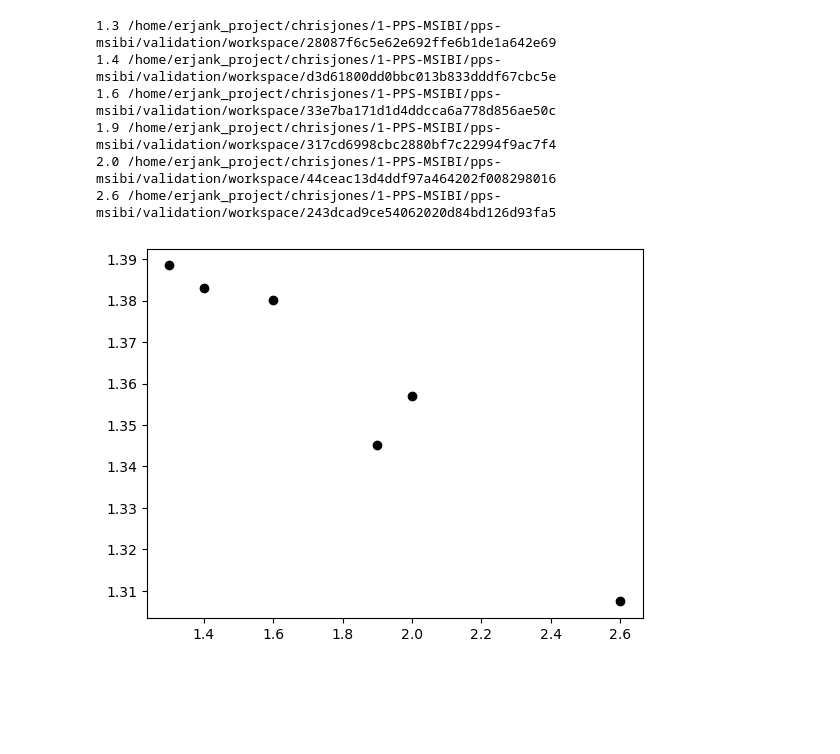
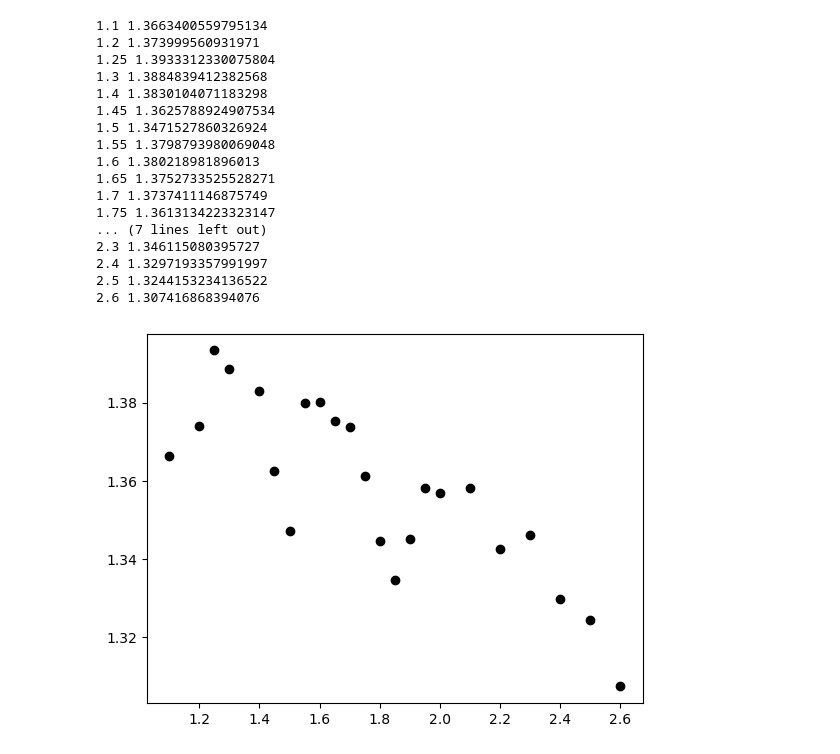
Before and after one commit to chrisjonesBSU/pps-msibi, a Jupyter notebook: notebooks/sampling-tg.ipynb, the cells around one changed output. Saved outputs shown, nothing was run; the diff lists cells and outputs as text; code cells hidden in the pictures; blank space fills up the shorter version.

```diff
--- a/notebooks/sampling-tg.ipynb
+++ b/notebooks/sampling-tg.ipynb
@@ -29,4 +14,5 @@ ProjectSchema(<len=19>)
 # %%
+job_filter = {"remove_hydrogens": True, "remove_charges": False, "pressure": 0.0013933, "doc.n_runs": 2}
 for job in project.find_jobs(filter=job_filter):
     data = np.genfromtxt(job.fn("log2.txt"), names=True)
     temp = data["mdcomputeThermodynamicQuantitieskinetic_temperature"]
@@ -35,6 +21,6 @@ for job in project.find_jobs(filter=job_filter):
     pe = data["mdcomputeThermodynamicQuantitiespotential_energy"]
     #plt.plot(vol[3600:])
     #plt.plot(temp[3950:])
-    plt.plot(vol[:])
+    plt.plot(vol[-3000:])
     print(job.path, job.sp.kT)
 # %% [output]
@@ -53,9 +45,11 @@ for job in project.find_jobs(filter=job_filter):
 # %%
+job_filter = {"remove_hydrogens": True, "remove_charges": False, "pressure": 0.0013933, "doc.n_runs": 2}
 for job in project.find_jobs(filter=job_filter):
     data = np.genfromtxt(job.fn("log2.txt"), names=True)
     vol = data["mdcomputeThermodynamicQuantitiesvolume"]
     pe = data["mdcomputeThermodynamicQuantitiespotential_energy"]
-    sample_idx = len(vol)//2
+    #sample_idx = len(vol)//2
+    sample_idx = 0
     vol_eq = is_equilibrated(vol[sample_idx:], threshold_fraction=0.20, threshold_neff=100)[0]
     pe_eq = is_equilibrated(pe[sample_idx:], threshold_fraction=0.20, threshold_neff=100)[0]
     print(job.sp.kT, vol_eq, pe_eq)
@@ -109,16 +109,31 @@ for job in project.find_jobs(filter=job_filter):
 # %%
+job_filter = {"remove_hydrogens": True, "remove_charges": False, "pressure": 0.0013933, "doc.n_runs": 2}
 for kT, job in project.find_jobs(filter=job_filter).groupby("kT"):
     job = list(job)[0]
     if job.doc.equilibrated:
-        print(kT, job.path)
-        #print(kT, job.path)
-        plt.plot(kT, job.doc.avg_density, "ko")
-        #plt.vlines(x=1.67, ymin=0.68, ymax=0.72, ls="--", color="red")
+        try:
+            print(kT, job.doc.avg_density)
+            #print(kT, job.path)
+            plt.plot(kT, job.doc.avg_density, "ko")
+            #plt.vlines(x=1.67, ymin=0.68, ymax=0.72, ls="--", color="red")
+        except:
+            continue
 # %% [output]
-1.3 /home/erjank_project/chrisjones/1-PPS-MSIBI/pps-msibi/validation/workspace/28087f6c5e62e692ffe6b1de1a642e69
-1.4 /home/erjank_project/chrisjones/1-PPS-MSIBI/pps-msibi/validation/workspace/d3d61800dd0bbc013b833dddf67cbc5e
-1.6 /home/erjank_project/chrisjones/1-PPS-MSIBI/pps-msibi/validation/workspace/33e7ba171d1d4ddcca6a778d856ae50c
-1.9 /home/erjank_project/chrisjones/1-PPS-MSIBI/pps-msibi/validation/workspace/317cd6998cbc2880bf7c22994f9ac7f4
-2.0 /home/erjank_project/chrisjones/1-PPS-MSIBI/pps-msibi/validation/workspace/44ceac13d4ddf97a464202f008298016
-2.6 /home/erjank_project/chrisjones/1-PPS-MSIBI/pps-msibi/validation/workspace/243dcad9ce54062020d84bd126d93fa5
+1.1 1.3663400559795134
+1.2 1.373999560931971
+1.25 1.3933312330075804
+1.3 1.3884839412382568
+1.4 1.3830104071183298
+1.45 1.3625788924907534
+1.5 1.3471527860326924
+1.55 1.3798793980069048
+1.6 1.380218981896013
+1.65 1.3752733525528271
+1.7 1.3737411146875749
+1.75 1.3613134223323147
+... (7 lines left out)
+2.3 1.346115080395727
+2.4 1.3297193357991997
+2.5 1.3244153234136522
+2.6 1.307416868394076
-[figure, old version]
+[figure, new version]
```
Also changed, not shown: parts of 9 cells of this notebook, 5 other files.
